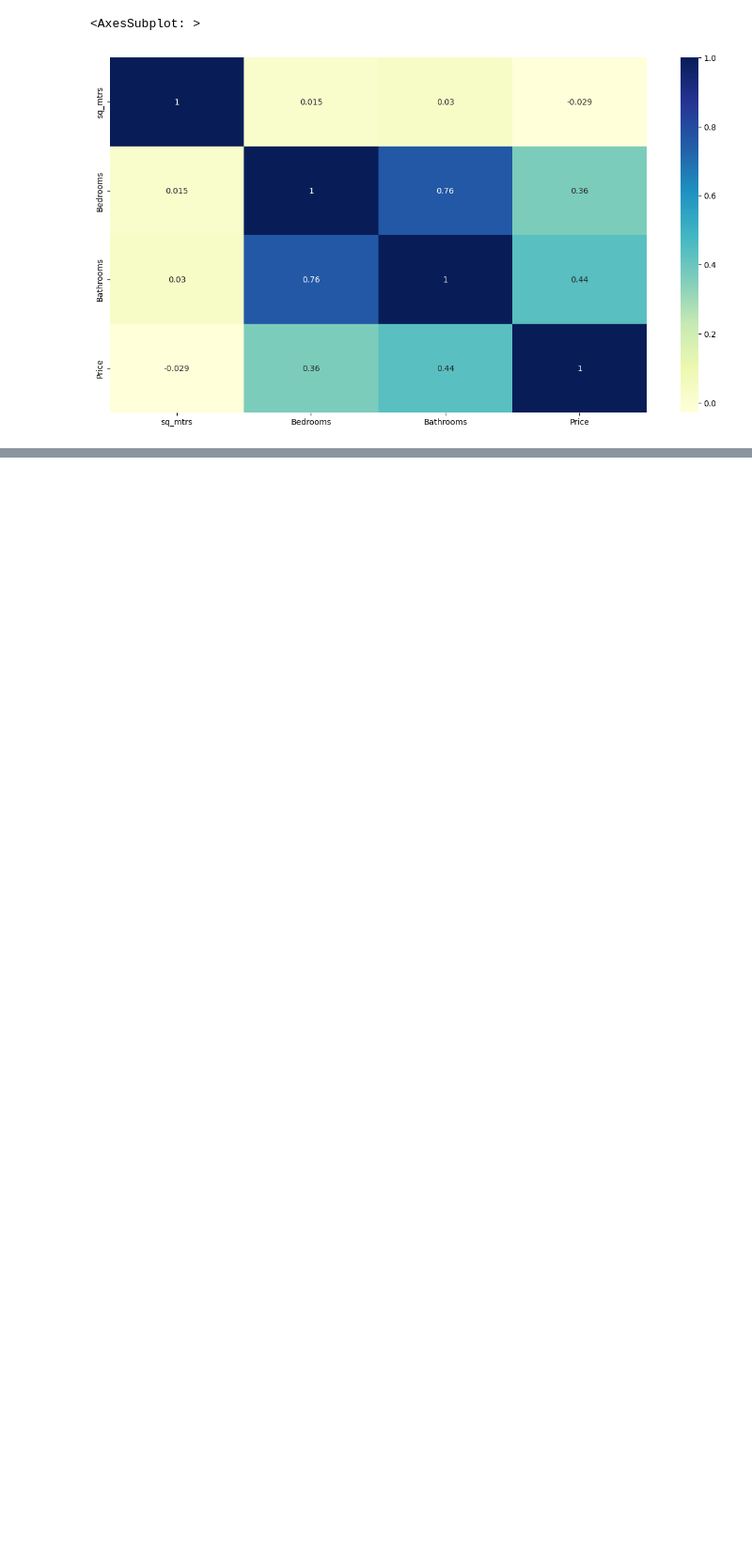
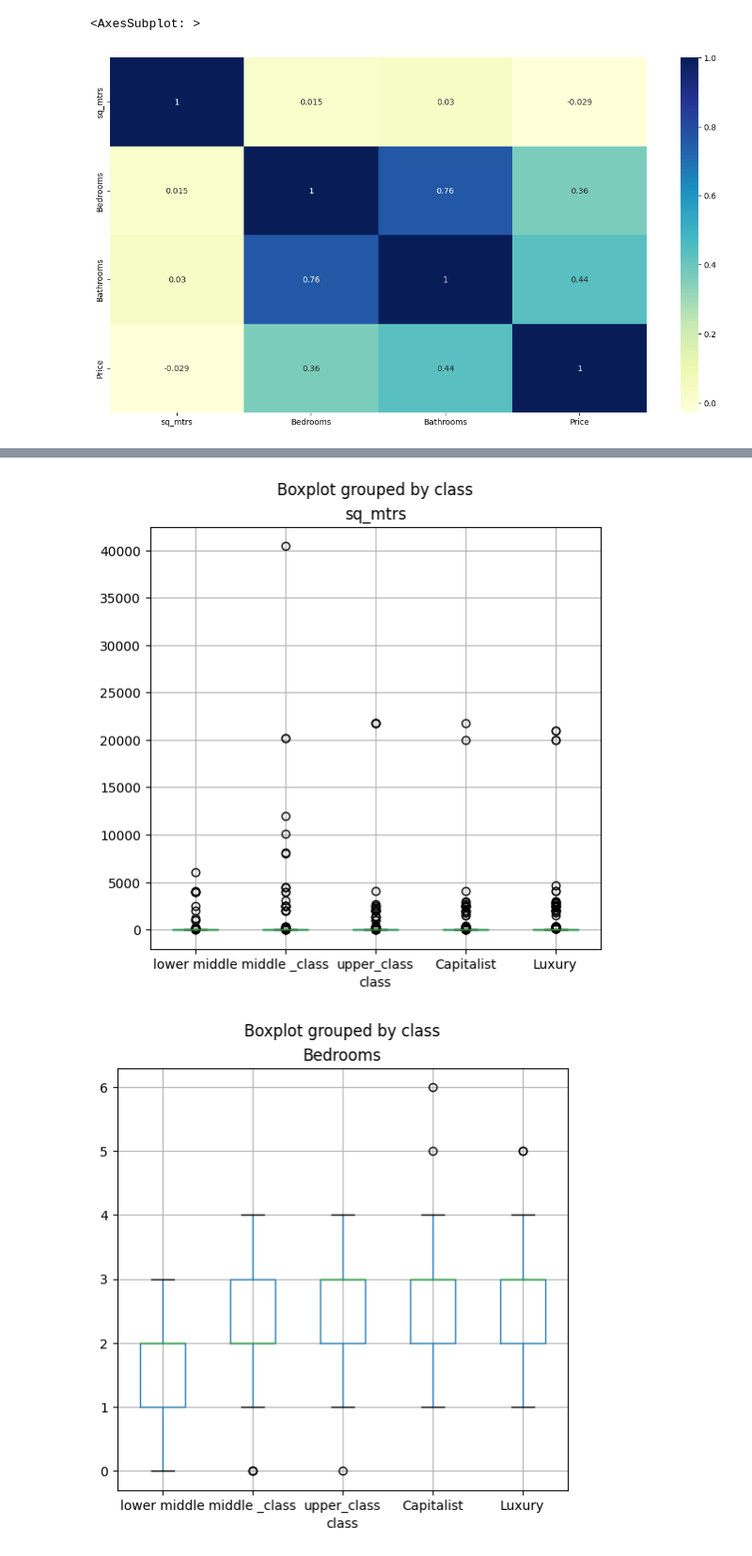
Before and after one commit to mugendii/Rent-prediction, a Jupyter notebook: Rent prediction.ipynb, the cells around one changed output, grey strips where cells are left out. Shown: that part at 94% size. Cells and saved outputs as stored; diff of their text form; code cells hidden in the pictures; blank space fills up the shorter version.

```diff
--- a/Rent prediction.ipynb
+++ b/Rent prediction.ipynb
@@ -211,0 +329,13 @@ ValueError: could not convert string to float: 'Absolute Estate Agents'
+# %%
+from matplotlib import pyplot as plt
+%matplotlib inline
+
+features = ['sq_mtrs','Bedrooms','Bathrooms']
+label = 'class'
+for col in features:
+    df.boxplot(column=col, by=label, figsize=(6,6))
+    plt.title(col)
+plt.show()
+# %% [output]
+[figure, added]
+[figure, added]
```
Also changed, not shown: parts of 13 cells of this notebook.
